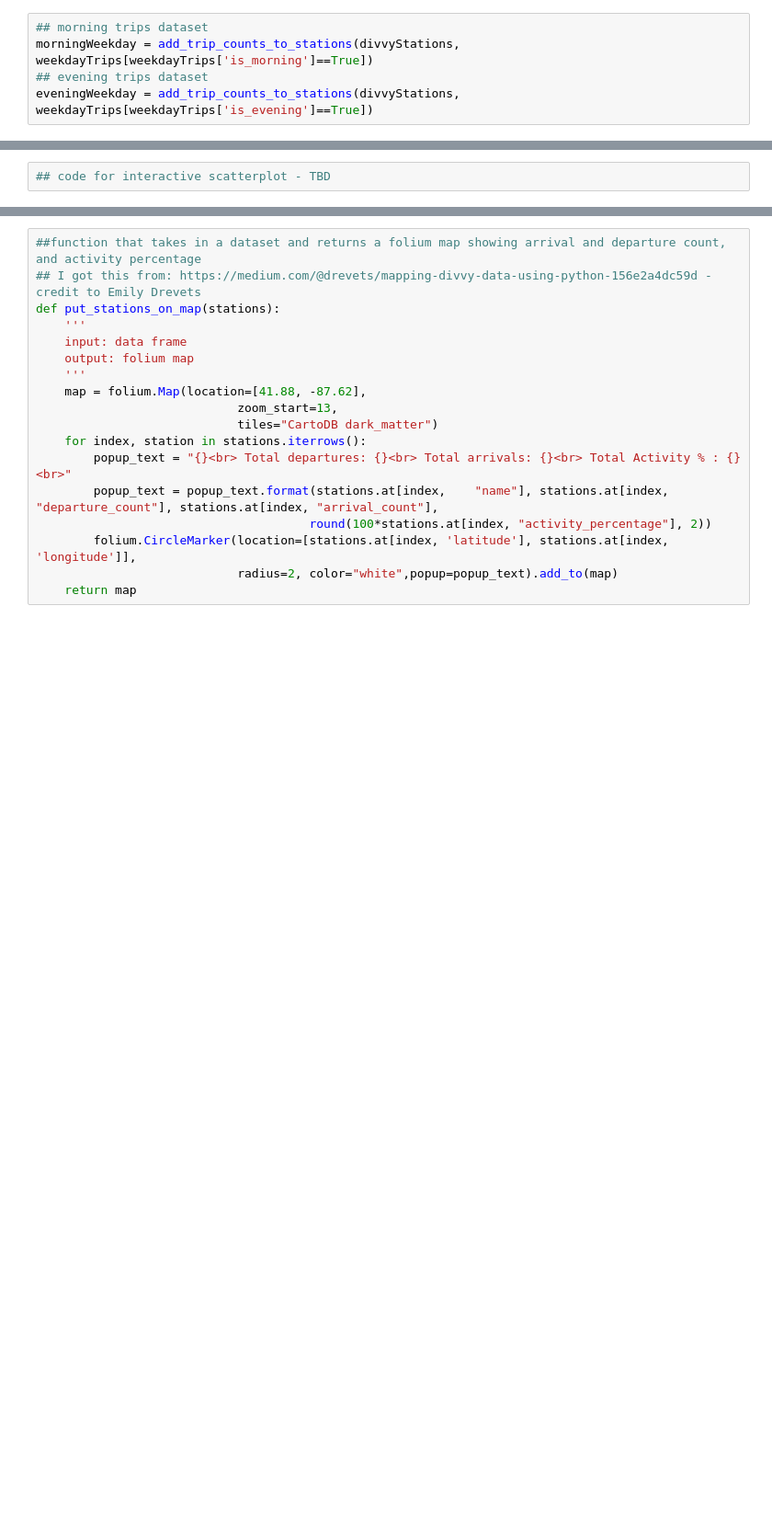
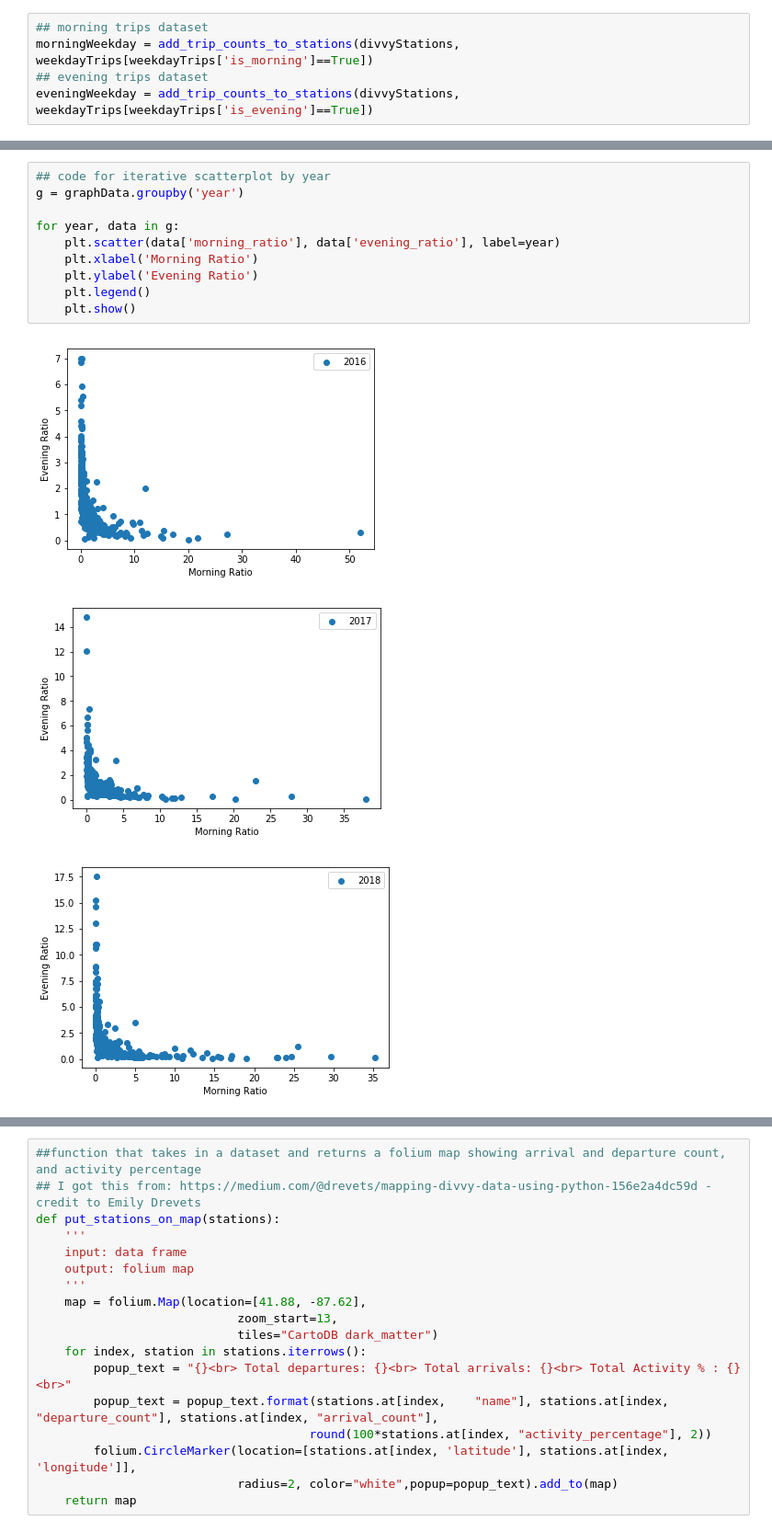
Before and after one commit to raubsaurier/psych_bikes, a Jupyter notebook: divvy_heatmaps.ipynb, the cells around one changed output, grey strips where cells are left out. Shown at 92% size. Saved outputs shown, nothing was run; the diff lists cells and outputs as text; blank space fills up the shorter version.

```diff
--- a/divvy_heatmaps.ipynb
+++ b/divvy_heatmaps.ipynb
@@ -136,2 +198,14 @@ plt.scatter(graphData.morning_arrive_depart_ratio,graphData.evening_arrive_depar
-# %%
-## code for interactive scatterplot - TBD
+# %%
+## code for iterative scatterplot by year
+g = graphData.groupby('year')
+
+for year, data in g:
+    plt.scatter(data['morning_ratio'], data['evening_ratio'], label=year)
+    plt.xlabel('Morning Ratio')
+    plt.ylabel('Evening Ratio')
+    plt.legend()
+    plt.show()
+# %% [output]
+[figure, added]
+[figure, added]
+[figure, added]
```
Also changed, not shown: parts of 27 cells of this notebook, 2 other files.
